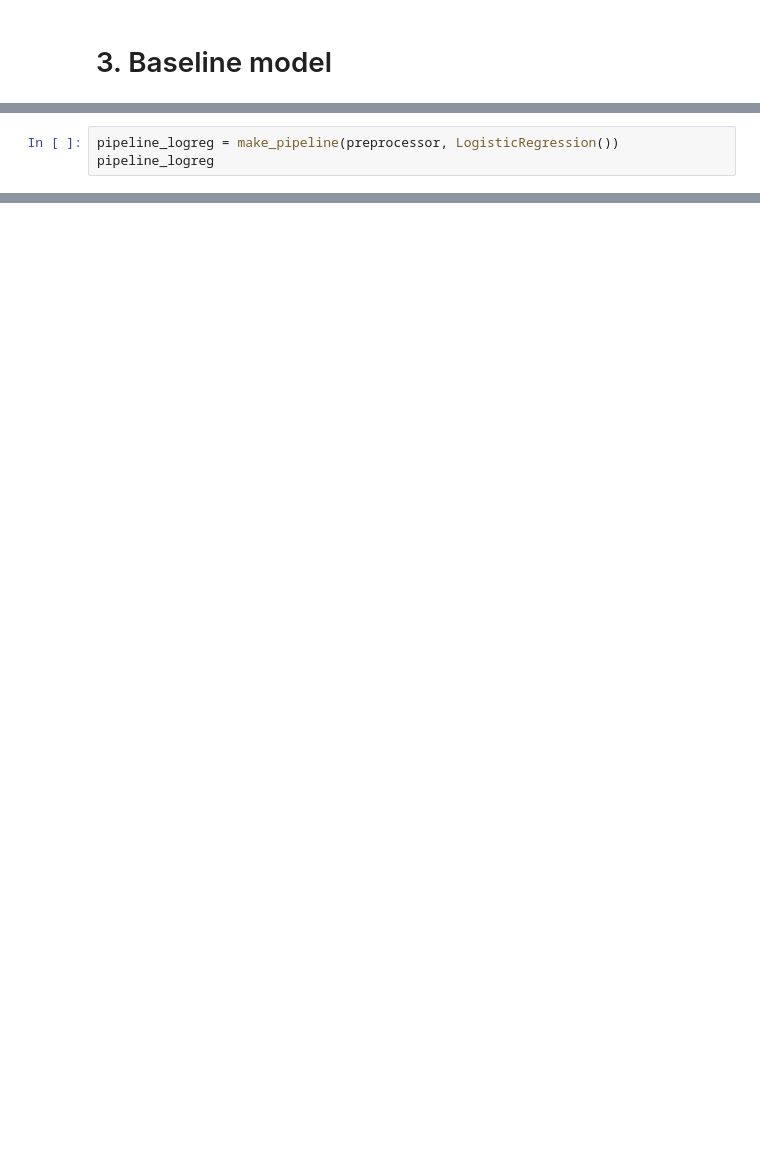
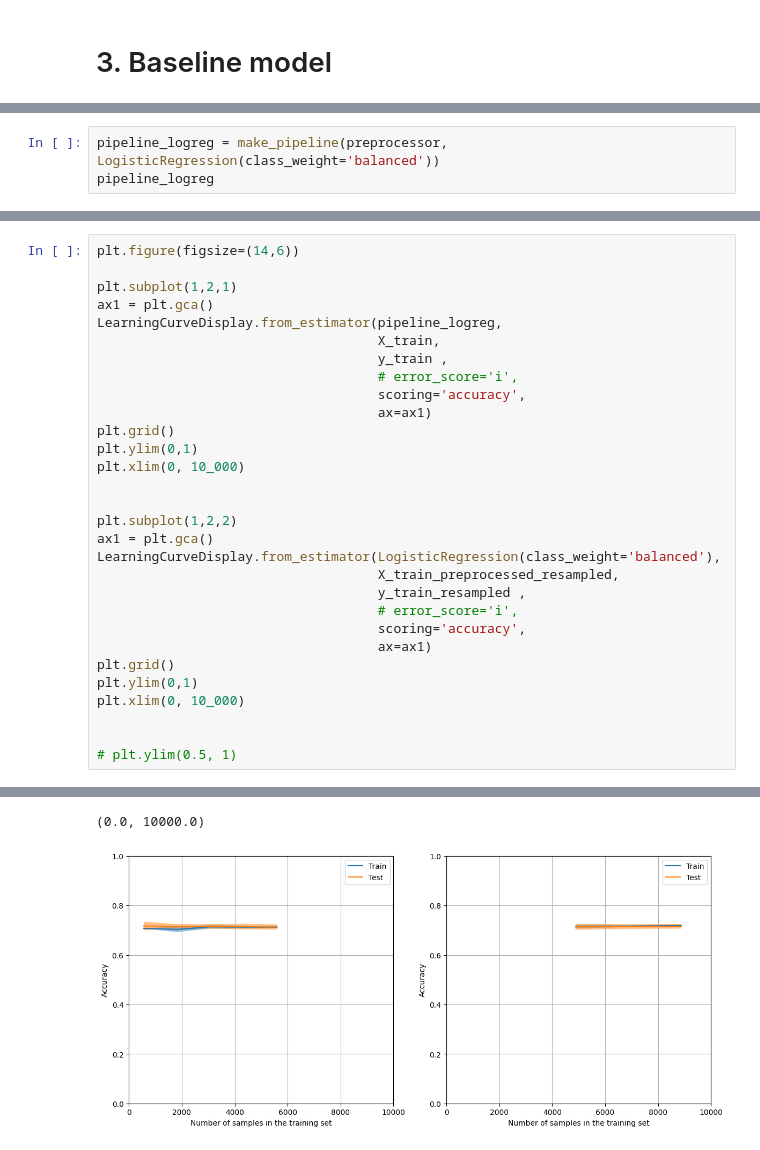
Before and after one commit to jerome-roeser/Bank-customer-churn-modeling, a Jupyter notebook: customer_churn.ipynb, the cells around one changed output, grey strips where cells are left out. Cells and saved outputs as stored; diff of their text form; blank space fills up the shorter version.

```diff
--- a/customer_churn.ipynb
+++ b/customer_churn.ipynb
@@ -200,5 +228,5 @@ plt.ylim(0.5,1)
 # %%
-pipeline_logreg = make_pipeline(preprocessor, LogisticRegression())
+pipeline_logreg = make_pipeline(preprocessor, LogisticRegression(class_weight='balanced'))
 pipeline_logreg
 # %% [output]
 Pipeline(steps=[('columntransformer',
@@ -230,0 +279,31 @@ LearningCurveDisplay.from_estimator(pipeline_logreg, X_train, y_train)
+# %%
+plt.figure(figsize=(14,6))
+
+plt.subplot(1,2,1)
+ax1 = plt.gca()
+LearningCurveDisplay.from_estimator(pipeline_logreg,
+                                    X_train,
+                                    y_train ,
+                                    # error_score='i',
+                                    scoring='accuracy',
+                                    ax=ax1)
+plt.grid()
+plt.ylim(0,1)
+plt.xlim(0, 10_000)
+
+
+plt.subplot(1,2,2)
+ax1 = plt.gca()
+LearningCurveDisplay.from_estimator(LogisticRegression(class_weight='balanced'),
+                                    X_train_preprocessed_resampled,
+                                    y_train_resampled ,
+                                    # error_score='i',
+                                    scoring='accuracy',
+                                    ax=ax1)
+plt.grid()
+plt.ylim(0,1)
+plt.xlim(0, 10_000)
+
+
+# plt.ylim(0.5, 1)
+# %% [output]
@@ -230,0 +328,2 @@ LearningCurveDisplay.from_estimator(pipeline_logreg, X_train, y_train)
+(0.0, 10000.0)
+[figure, added]
```
Also changed, not shown: parts of 17 cells of this notebook.
